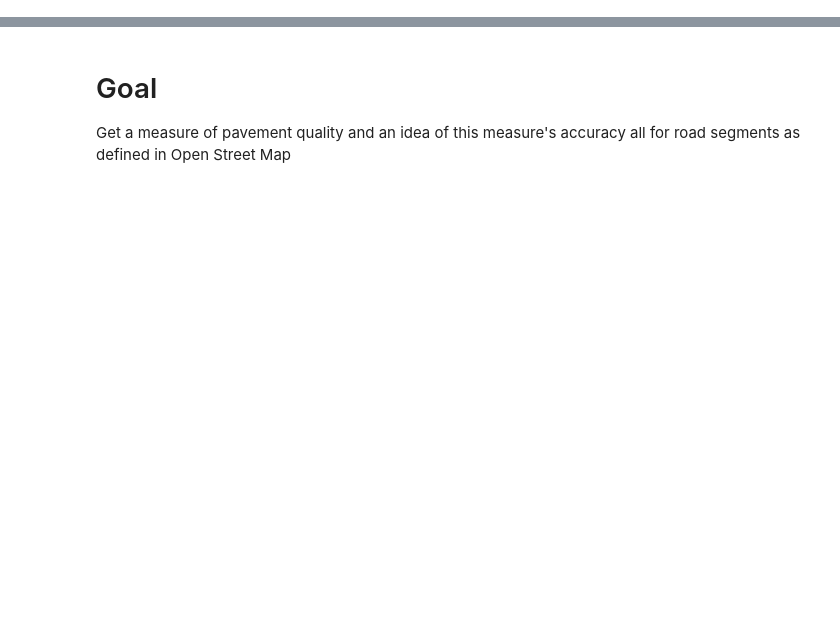
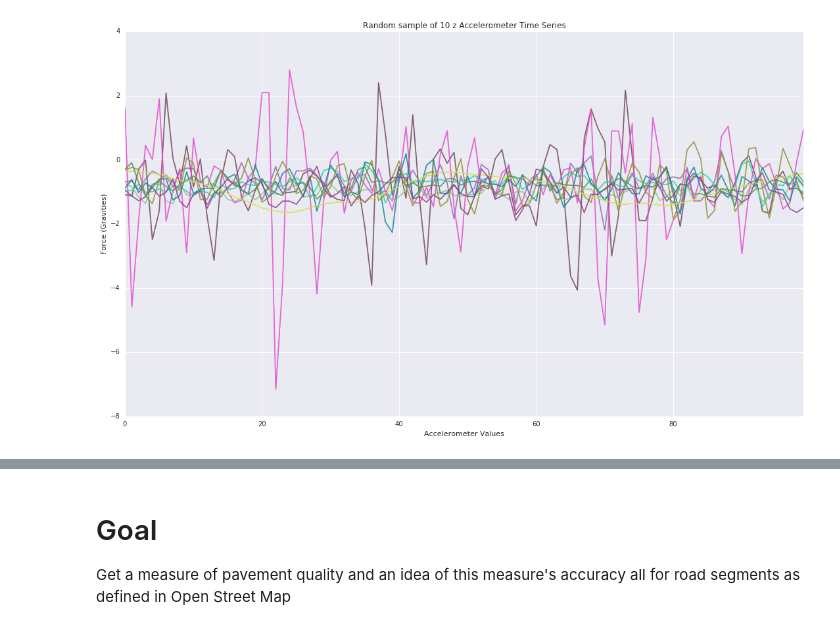
Before and after one commit to zscore/pavement_analysis, a Jupyter notebook: src/pavement_presentation.ipynb, the cells around one changed output, grey strips where cells are left out. Saved outputs shown, nothing was run; the diff lists cells and outputs as text; code cells hidden in the pictures; blank space fills up the shorter version.

```diff
--- a/src/pavement_presentation.ipynb
+++ b/src/pavement_presentation.ipynb
@@ -131,3 +95,11 @@ https://www.google.com/maps/dir/4015+N+Avers+Ave,+Chicago,+IL+60618,+USA/41.9450
+# %%
+rides, readings = data_munging.read_raw_data()
+raw_reading = readings.loc[0, :]
+# This is here temporarily both to create a static dataset and because
+# some of the newer android readings are bogus and need to be removed.
+rides = rides.loc[rides['created_at'] < '2016-03-01', :]
+readings = readings.loc[readings['created_at'] < '2016-03-01', :]
+n, p = readings.shape
 # %% [markdown]
 # Data Collection
 
@@ -148 +144,22 @@ note that z is not directly up and down!
+# %%
+axis = 'z'
+sample_size = 10
+random_indices = np.random.choice(readings.index, sample_size)
+colors = []
+# %%
+readings = data_munging.clean_readings(readings)
+readings = data_munging.add_proj_to_readings(readings, data_munging.NAD83)
+# %%
+# Visualization of Accelerometer Time Series
+for i in random_indices:
+    colors.append(np.random.random(3))
+    sb.tsplot(readings['num_accel_' + axis][i][0:100], alpha=0.8, color=colors[-1])
+fig = plt.gcf()
+fig.set_size_inches(18.5, 10.5)
+plt.xlabel('Accelerometer Values')
+plt.ylabel('Force (Gravities)')
+plt.title('Random sample of ' + str(sample_size) + ' ' + axis + ' Accelerometer Time Series')
+plt.show()
+# %% [output]
+[figure, added]
 # %% [markdown]
```
Also changed, not shown: parts of 64 cells of this notebook.
